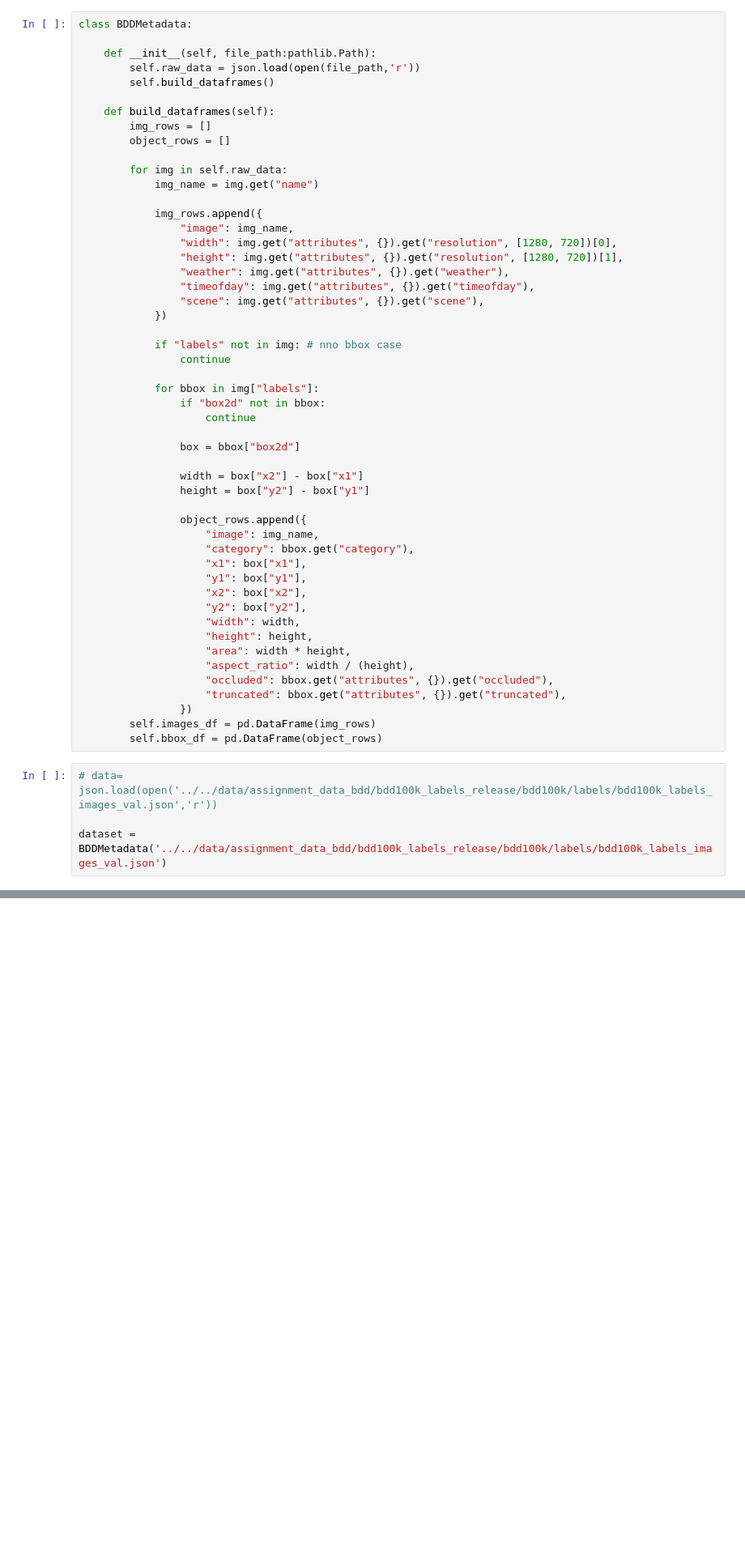
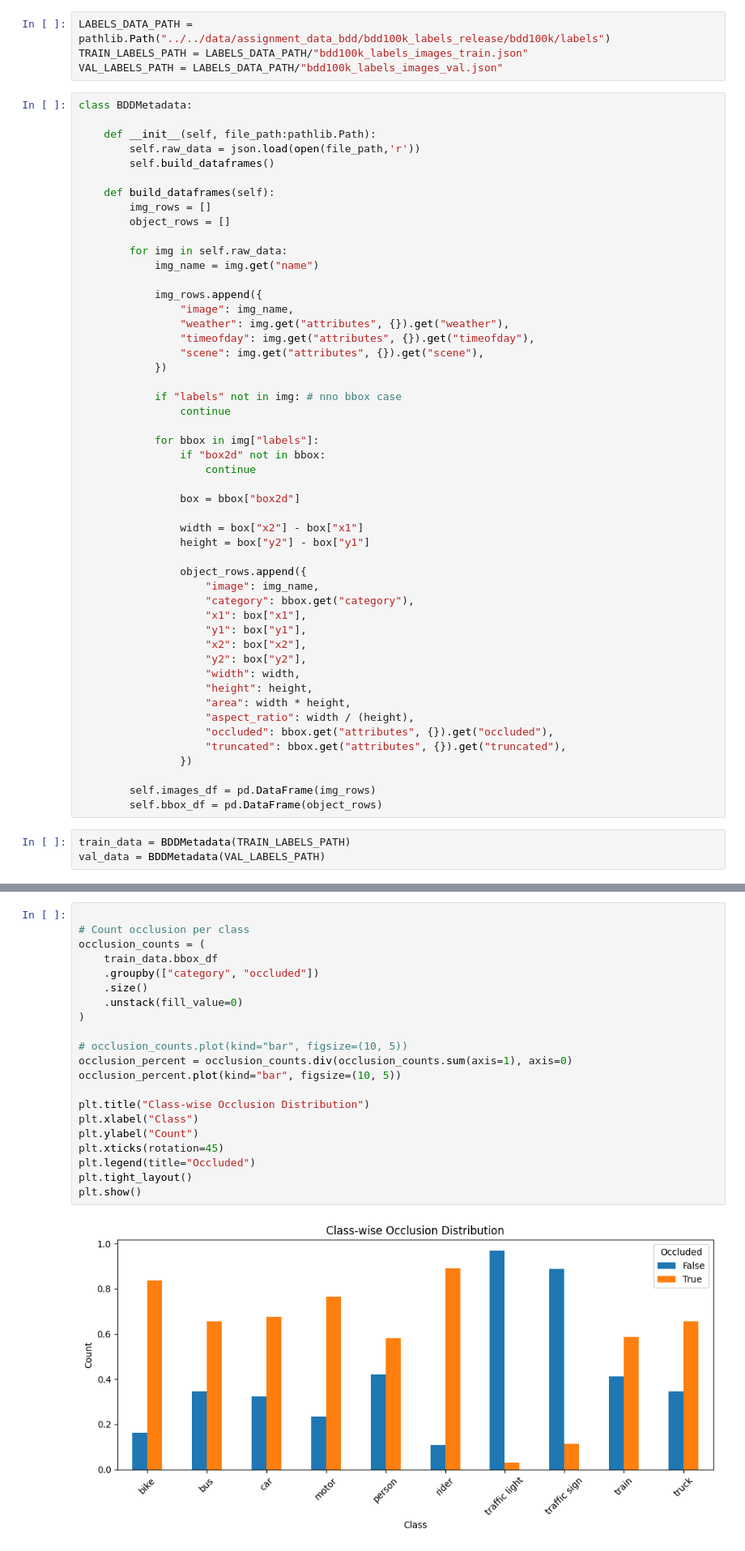
Before and after one commit to abhi-glitchhg/bosch-assignment, a Jupyter notebook: src/EDA/exploratory_data_analysis.ipynb, the cells around one changed output, grey strips where cells are left out. Shown at 81% size. Drawn from its saved outputs; the diff is of its cells as text; blank space fills up the shorter version.

```diff
--- a/src/EDA/exploratory_data_analysis.ipynb
+++ b/src/EDA/exploratory_data_analysis.ipynb
@@ -29,3 +31,7 @@ import pathlib
+# %%
+LABELS_DATA_PATH = pathlib.Path("../../data/assignment_data_bdd/bdd100k_labels_release/bdd100k/labels")
+TRAIN_LABELS_PATH = LABELS_DATA_PATH/"bdd100k_labels_images_train.json"
+VAL_LABELS_PATH = LABELS_DATA_PATH/"bdd100k_labels_images_val.json"
 # %%
 class BDDMetadata:
 
@@ -42,8 +48,6 @@ class BDDMetadata:
 
             img_rows.append({
                 "image": img_name,
-                "width": img.get("attributes", {}).get("resolution", [1280, 720])[0],
-                "height": img.get("attributes", {}).get("resolution", [1280, 720])[1],
                 "weather": img.get("attributes", {}).get("weather"),
                 "timeofday": img.get("attributes", {}).get("timeofday"),
                 "scene": img.get("attributes", {}).get("scene"),
@@ -75,10 +79,10 @@ class BDDMetadata:
                     "occluded": bbox.get("attributes", {}).get("occluded"),
                     "truncated": bbox.get("attributes", {}).get("truncated"),
                 })
+
         self.images_df = pd.DataFrame(img_rows)
         self.bbox_df = pd.DataFrame(object_rows)
 # %%
-# data= json.load(open('../../data/assignment_data_bdd/bdd100k_labels_release/bdd100k/labels/bdd100k_labels_images_val.json','r'))
-
-dataset = BDDMetadata('../../data/assignment_data_bdd/bdd100k_labels_release/bdd100k/labels/bdd100k_labels_images_val.json')
+train_data = BDDMetadata(TRAIN_LABELS_PATH)
+val_data = BDDMetadata(VAL_LABELS_PATH)
 # %%
@@ -115,0 +192,23 @@ dataset.bbox_df
+# %%
+
+# Count occlusion per class
+occlusion_counts = (
+    train_data.bbox_df
+    .groupby(["category", "occluded"])
+    .size()
+    .unstack(fill_value=0)
+)
+
+# occlusion_counts.plot(kind="bar", figsize=(10, 5))
+occlusion_percent = occlusion_counts.div(occlusion_counts.sum(axis=1), axis=0)
+occlusion_percent.plot(kind="bar", figsize=(10, 5))
+
+plt.title("Class-wise Occlusion Distribution")
+plt.xlabel("Class")
+plt.ylabel("Count")
+plt.xticks(rotation=45)
+plt.legend(title="Occluded")
+plt.tight_layout()
+plt.show()
+# %% [output]
+[figure, added]
```
Also changed, not shown: parts of 12 cells of this notebook.
